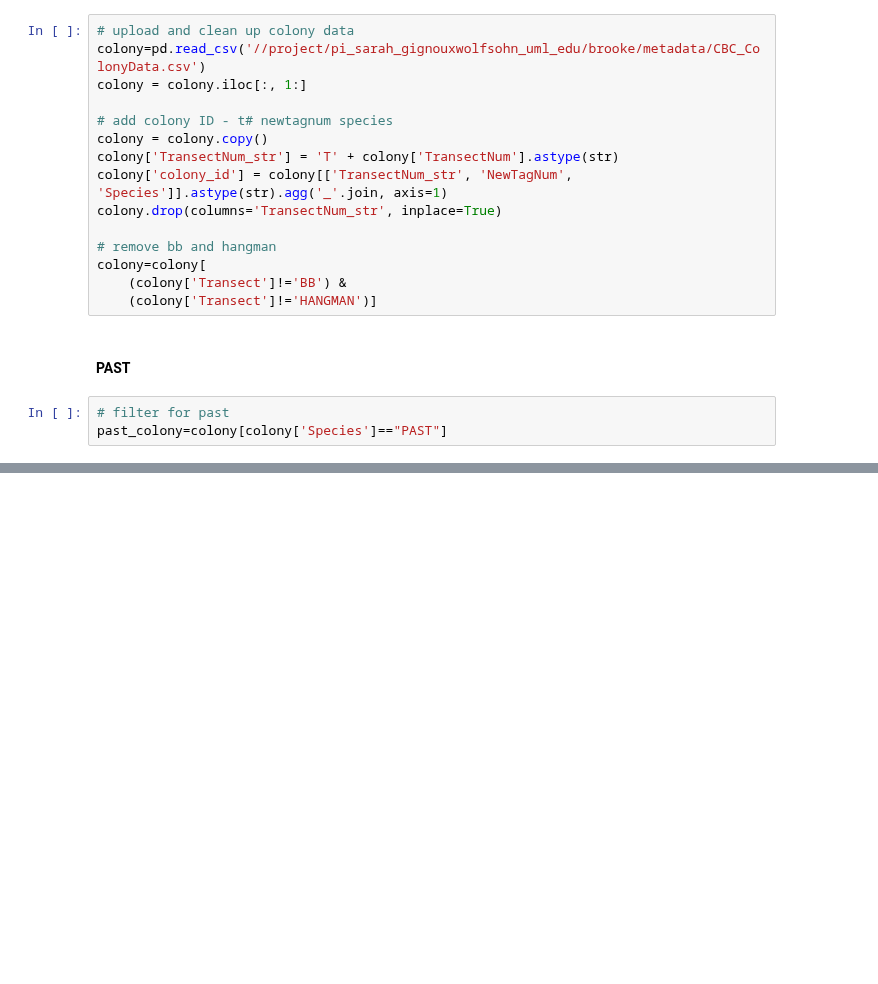
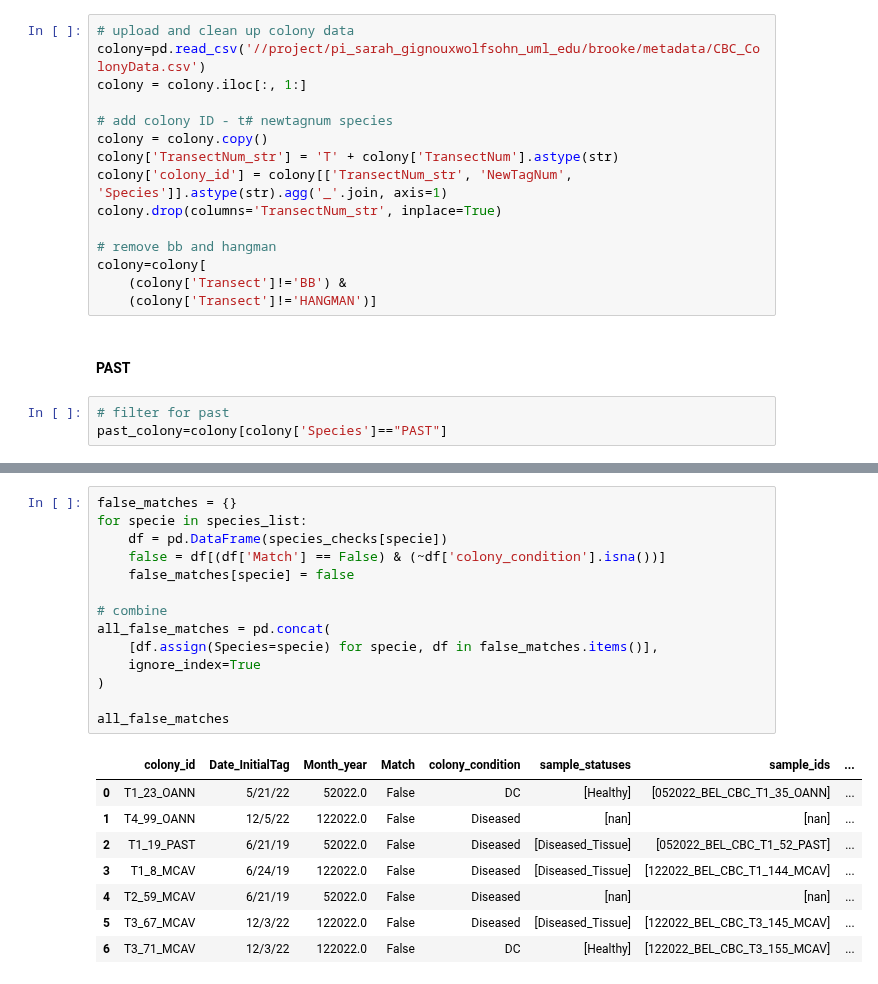
Before and after one commit to brookewicz/CBC_metagenomics, a Jupyter notebook: all_sctld/sample_lists.ipynb, the cells around one changed output, grey strips where cells are left out. Cells and saved outputs as stored; diff of their text form; blank space fills up the shorter version.

```diff
--- a/all_sctld/sample_lists.ipynb
+++ b/all_sctld/sample_lists.ipynb
@@ -866,0 +927,23 @@ past_matches[past_matches['Match']==False]
+# %%
+false_matches = {}
+for specie in species_list:
+    df = pd.DataFrame(species_checks[specie])
+    false = df[(df['Match'] == False) & (~df['colony_condition'].isna())]
+    false_matches[specie] = false
+
+# combine
+all_false_matches = pd.concat(
+    [df.assign(Species=specie) for specie, df in false_matches.items()],
+    ignore_index=True
+)
+
+all_false_matches
+# %% [output]
+|  | colony_id | Date_InitialTag | Month_year | Match | colony_condition | sample_statuses | sample_ids | ... |
+| 0 | T1_23_OANN | 5/21/22 | 52022.0 | False | DC | [Healthy] | [052022_BEL_CBC_T1_35_OANN] | ... |
+| 1 | T4_99_OANN | 12/5/22 | 122022.0 | False | Diseased | [nan] | [nan] | ... |
+| 2 | T1_19_PAST | 6/21/19 | 52022.0 | False | Diseased | [Diseased_Tissue] | [052022_BEL_CBC_T1_52_PAST] | ... |
+| 3 | T1_8_MCAV | 6/24/19 | 122022.0 | False | Diseased | [Diseased_Tissue] | [122022_BEL_CBC_T1_144_MCAV] | ... |
+| 4 | T2_59_MCAV | 6/21/19 | 52022.0 | False | Diseased | [nan] | [nan] | ... |
+| 5 | T3_67_MCAV | 12/3/22 | 122022.0 | False | Diseased | [Diseased_Tissue] | [122022_BEL_CBC_T3_145_MCAV] | ... |
+| 6 | T3_71_MCAV | 12/3/22 | 122022.0 | False | DC | [Healthy] | [122022_BEL_CBC_T3_155_MCAV] | ... |
```
Also changed, not shown: parts of 5 cells of this notebook.
